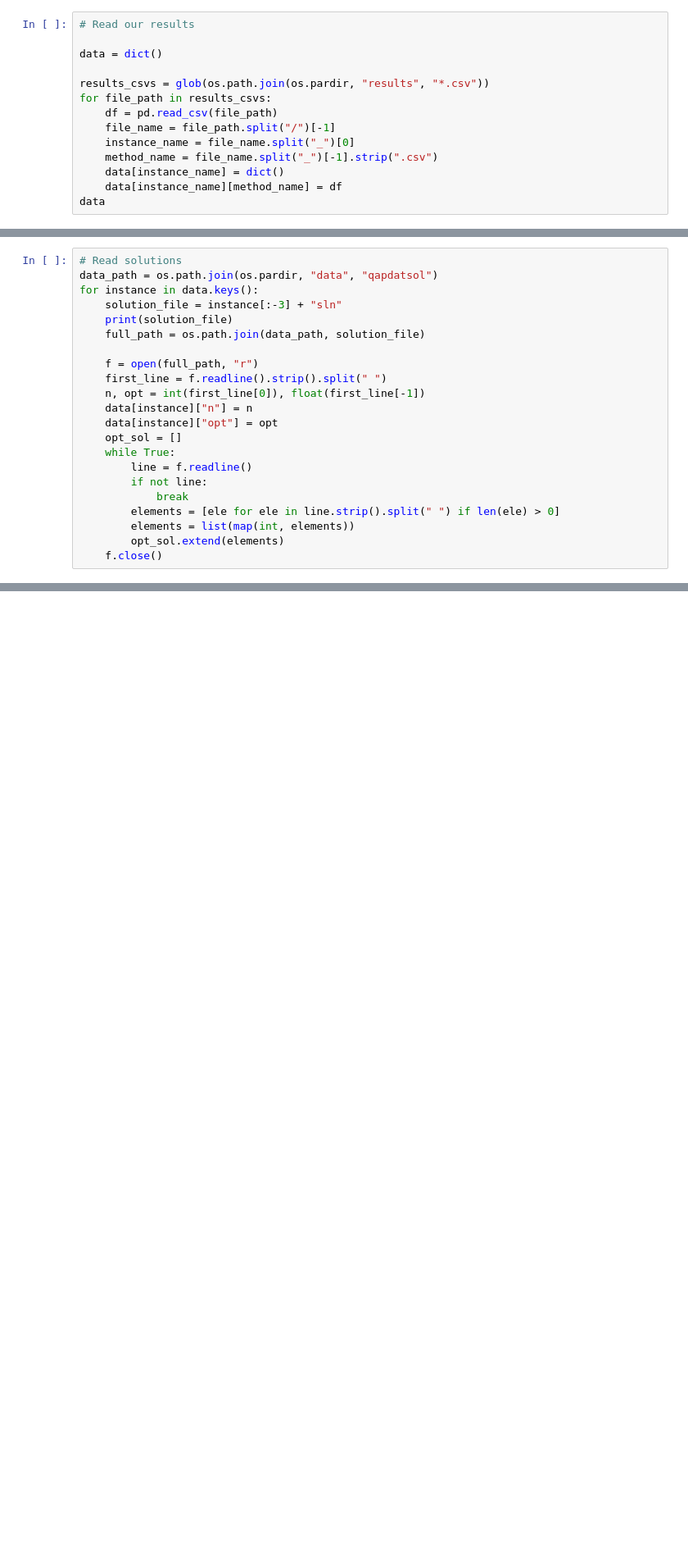
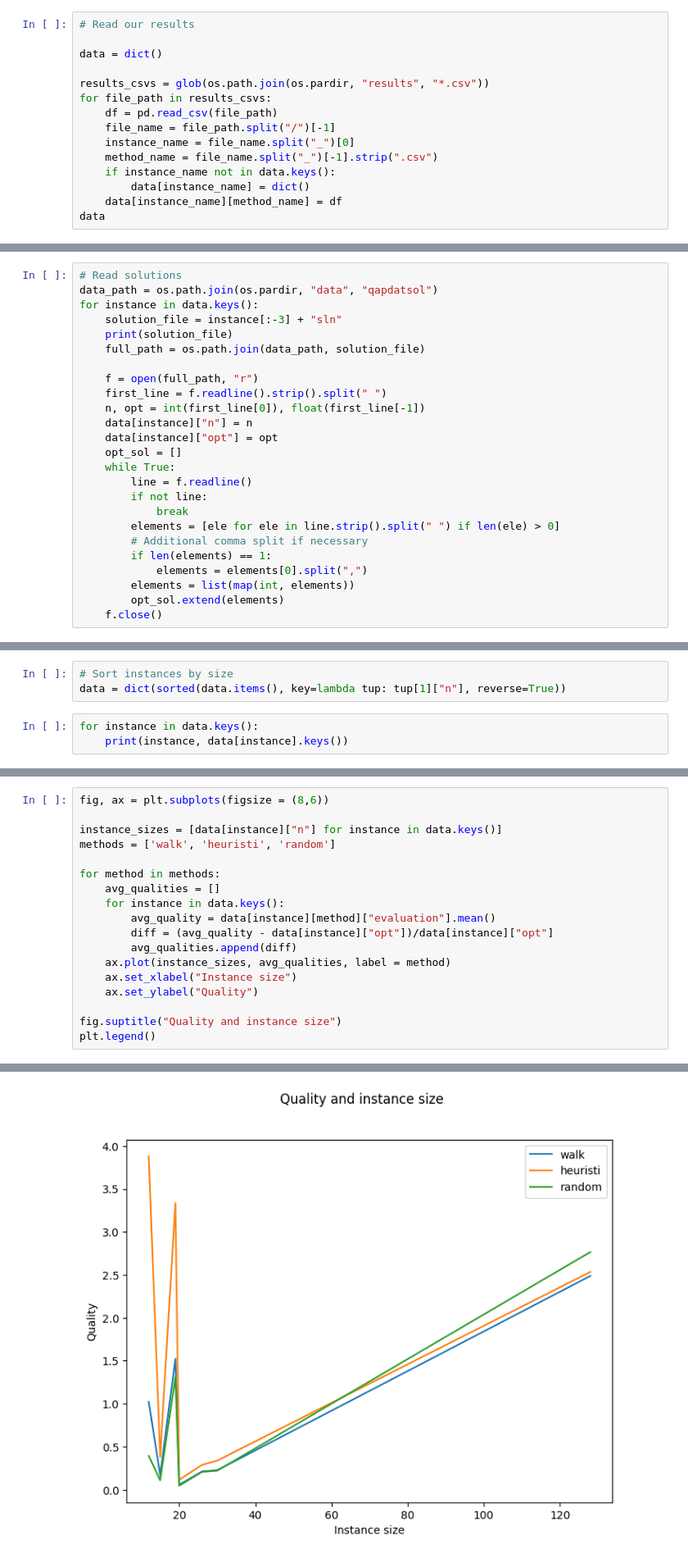
Before and after one commit to kapiblue/QAP-local-search, a Jupyter notebook: plotting/plot.ipynb, the cells around one changed output, grey strips where cells are left out. Shown at 82% size. Drawn from its saved outputs; the diff is of its cells as text; blank space fills up the shorter version.

Commit message:
basic quality plot

```diff
--- a/plotting/plot.ipynb
+++ b/plotting/plot.ipynb
@@ -15,7 +15,8 @@ for file_path in results_csvs:
     file_name = file_path.split("/")[-1]
     instance_name = file_name.split("_")[0]
     method_name = file_name.split("_")[-1].strip(".csv")
-    data[instance_name] = dict()
+    if instance_name not in data.keys():
+        data[instance_name] = dict()
     data[instance_name][method_name] = df
 data
 # %% [output]
@@ -55,6 +56,9 @@ for instance in data.keys():
         if not line:
             break
         elements = [ele for ele in line.strip().split(" ") if len(ele) > 0]
+        # Additional comma split if necessary
+        if len(elements) == 1:
+            elements = elements[0].split(",")
         elements = list(map(int, elements))
         opt_sol.extend(elements)
     f.close()
@@ -67,0 +73,6 @@ FileNotFoundError: [Errno 2] No such file or directory: '../data/qapdatsol/esc64
+# %%
+# Sort instances by size
+data = dict(sorted(data.items(), key=lambda tup: tup[1]["n"], reverse=True))
+# %%
+for instance in data.keys():
+    print(instance, data[instance].keys())
@@ -67,0 +87,19 @@ FileNotFoundError: [Errno 2] No such file or directory: '../data/qapdatsol/esc64
+# %%
+fig, ax = plt.subplots(figsize = (8,6))
+
+instance_sizes = [data[instance]["n"] for instance in data.keys()]
+methods = ['walk', 'heuristi', 'random']
+
+for method in methods:
+    avg_qualities = []
+    for instance in data.keys():
+        avg_quality = data[instance][method]["evaluation"].mean()
+        diff = (avg_quality - data[instance]["opt"])/data[instance]["opt"]
+        avg_qualities.append(diff)
+    ax.plot(instance_sizes, avg_qualities, label = method)
+    ax.set_xlabel("Instance size")
+    ax.set_ylabel("Quality")
+
+fig.suptitle("Quality and instance size")
+plt.legend()
+# %% [output]
@@ -67,0 +107 @@ FileNotFoundError: [Errno 2] No such file or directory: '../data/qapdatsol/esc64
+[figure, added]
```
Also changed, not shown: parts of 4 cells of this notebook, 8 other files.
